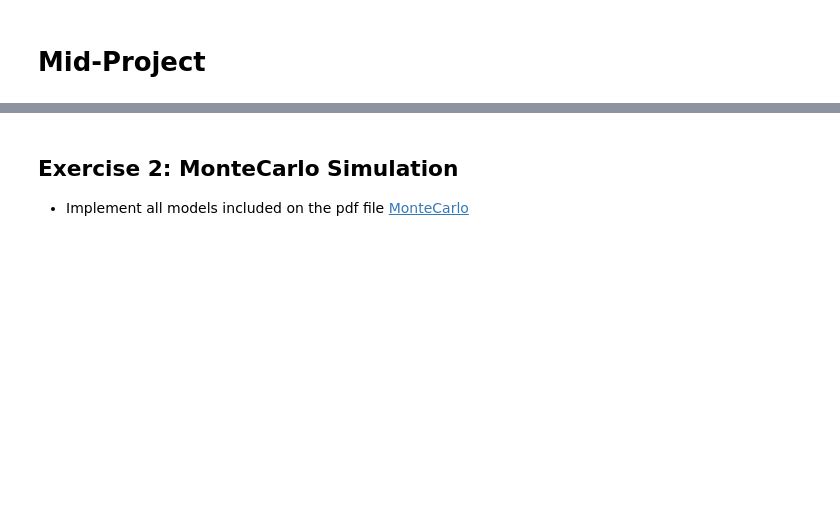
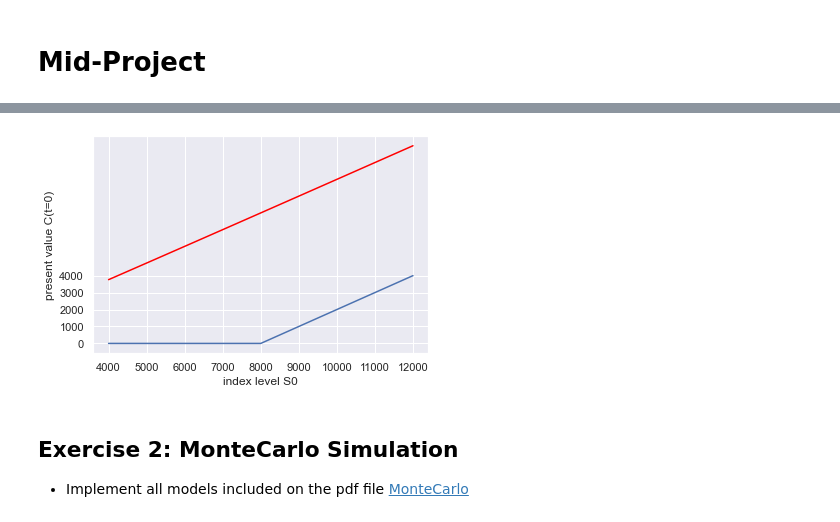
Before and after one commit to zoubida123ck/python-for-finance, a Jupyter notebook: Mid-Project/assignments/mid-project.ipynb, the cells around one changed output, grey strips where cells are left out. Drawn from its saved outputs; the diff is of its cells as text; code cells hidden in the pictures; blank space fills up the shorter version.

```diff
--- a/Mid-Project/assignments/mid-project.ipynb
+++ b/Mid-Project/assignments/mid-project.ipynb
@@ -54,3 +108,38 @@ In words, the fair present value of a European call option $C_0^∗$ is given by
+# %%
+from scipy.stats import norm
+import datetime
+def volatility(S):
+    log_returns=[]
+    for i in range(0,len(S)):
+        log_returns.append(np.log(S[i]/S[i-1]))
+    SD=np.std(log_returns)
+    return SD
+def BSM_call(S,K,SD,rf,Year, Month, Day, payoff):
+    currentDate = datetime.date.today()
+    maturity= datetime.date(Year, Month, Day)
+    T=(maturity-currentDate).days
+    call_price=[]
+    for i in S:
+        d1=np.array(np.log(i/K)+(rf+(SD**2)/2)*T)/(np.sqrt(T)*SD)
+        d2=np.array(d1-np.sqrt(T)*SD)
+        c=np.array(i*norm.cdf(d1)-(K*norm.cdf(d2)*np.exp(-rf*T)))
+        call_price.append(c)
+    payoff(K, S)
+    plt.plot(S, call_price,color='red')
+    plt.xlabel('index level S0')
+    plt.ylabel('present value C(t=0)')
+    plt.yticks([0,1000,2000,3000,4000])
+    plt.grid(True, color='white')
+    plt.rcParams.update({'axes.facecolor':'grey'})
+    sns.set_theme()
+    return call_price
+# %%
+Strike= np.array(range(4000,13000,1000))
+SD=volatility(Strike)
+risk_free=0.05
+call=BSM_call(Strike,8000, SD,risk_free, 2022,3,11, payoff)
+# %% [output]
+[figure, added]
 # %% [markdown]
 ## Exercise 2: MonteCarlo Simulation
 
```
Also changed, not shown: parts of 6 cells of this notebook, 10 other files.
